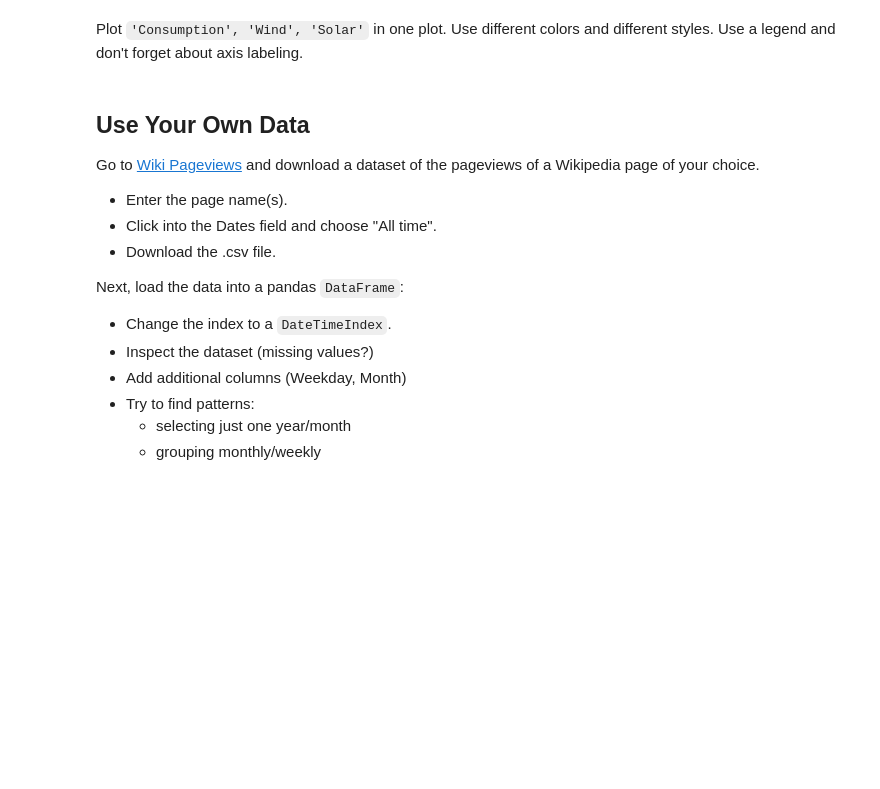
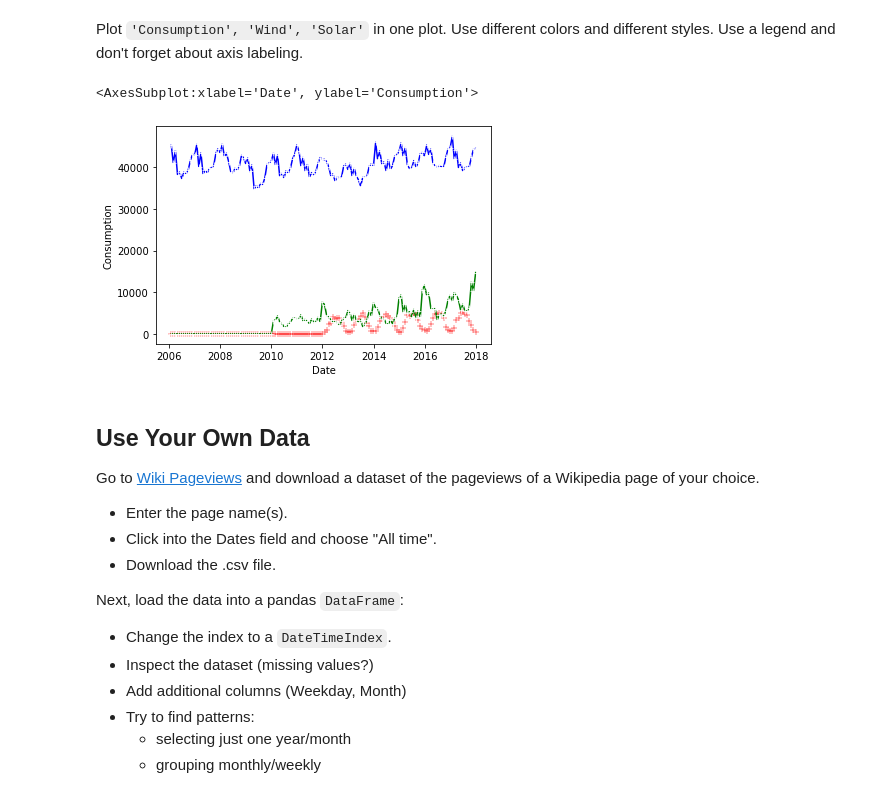
Before and after one commit to s-naegele/Data-Analysis, a Jupyter notebook: Lab/04_TimeseriesData_neu.ipynb, the cells around one changed output. Cells and saved outputs as stored; diff of their text form; code cells hidden in the pictures; blank space fills up the shorter version.

```diff
--- a/Lab/04_TimeseriesData_neu.ipynb
+++ b/Lab/04_TimeseriesData_neu.ipynb
@@ -260,4 +262,5 @@ Use [resample](https://pandas.pydata.org/pandas-docs/stable/reference/api/pandas
 Print the tail.
 # %%
 # YOUR CODE HERE
-raise NotImplementedError()
+df_monthView = df.resample("M").sum()
+df_monthView.tail()
@@ -269,3 +277,12 @@ raise NotImplementedError()
+# %%
+# YOUR CODE HERE
+plt.figure()
+sns.lineplot(data=df_monthView, x=df_monthView.index, y= 'Consumption',marker='+', color='b')
+sns.scatterplot(data=df_monthView, x=df_monthView.index, y= 'Solar',marker='+', color='r')
+sns.lineplot(data=df_monthView, x=df_monthView.index, y= 'Wind' , marker='+',color='g')
+# %% [output]
+<AxesSubplot:xlabel='Date', ylabel='Consumption'>
+[figure, added]
 # %% [markdown]
 ## Use Your Own Data
 Go to [Wiki Pageviews](https://tools.wmflabs.org/pageviews/) and download a dataset of the pageviews of a Wikipedia page of your choice.
```
Also changed, not shown: parts of 6 cells of this notebook.
